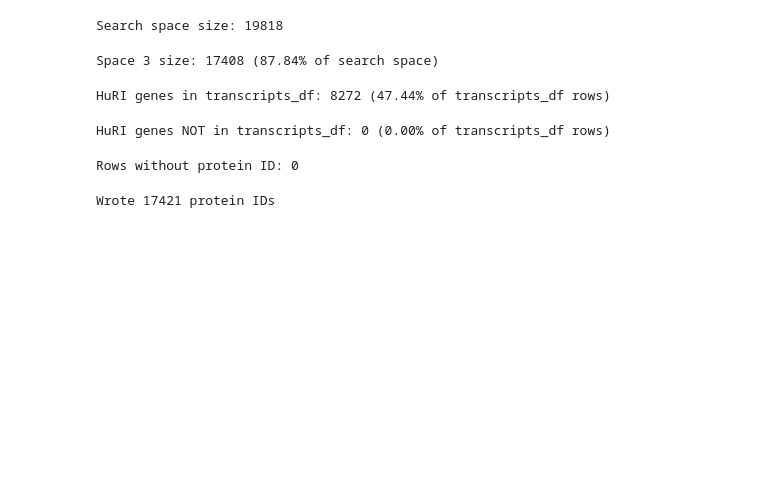
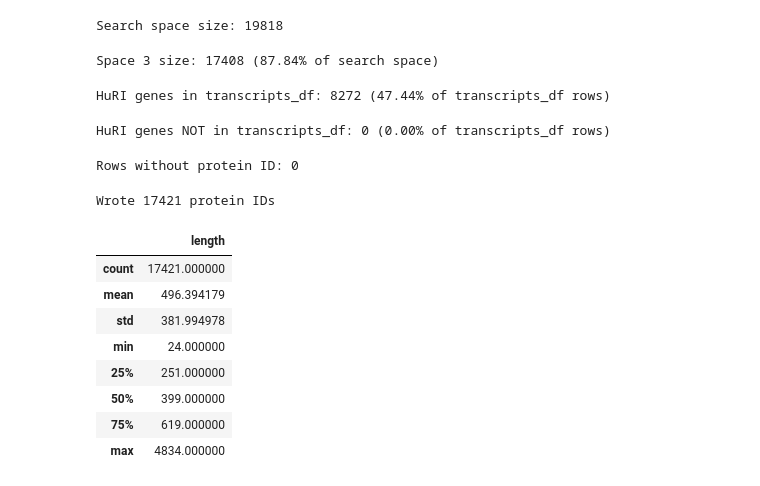
Before and after one commit to akors/openfold-3, a Jupyter notebook: tl-interactions/huri-exploration.ipynb, the cells around one changed output. Drawn from its saved outputs; the diff is of its cells as text; code cells hidden in the pictures; blank space fills up the shorter version.

```diff
--- a/tl-interactions/huri-exploration.ipynb
+++ b/tl-interactions/huri-exploration.ipynb
@@ -77,3 +87,30 @@ protein_ids.to_csv("../data/interactomes/HuRI/proteins.txt", index=False, header
 print(f"Wrote {len(protein_ids)} protein IDs")
 # %% [output]
 Wrote 17421 protein IDs
+# %%
+from pathlib import Path
+
+records = []
+for fasta_path in sorted(Path("../data/sequences/huri").glob("*.fasta")):
+    file_records = []
+    for line in fasta_path.read_text().splitlines():
+        if line.startswith(">"):
+            file_records.append({"record_id": line[1:].split("|", 1)[0], "length": 0})
+        else:
+            file_records[-1]["length"] += len(line.strip())
+    if len(file_records) > 1:
+        print(f"{fasta_path.name}: {len(file_records)} records")
+    records.extend(file_records)
+
+sequences_df = pd.DataFrame(records)
+sequences_df.describe()
+# %% [output]
+|  | length |
+| count | 17421.000000 |
+| mean | 496.394179 |
+| std | 381.994978 |
+| min | 24.000000 |
+| 25% | 251.000000 |
+| 50% | 399.000000 |
+| 75% | 619.000000 |
+| max | 4834.000000 |
```
Also changed, not shown: parts of 17 cells of this notebook, 1 other file.
